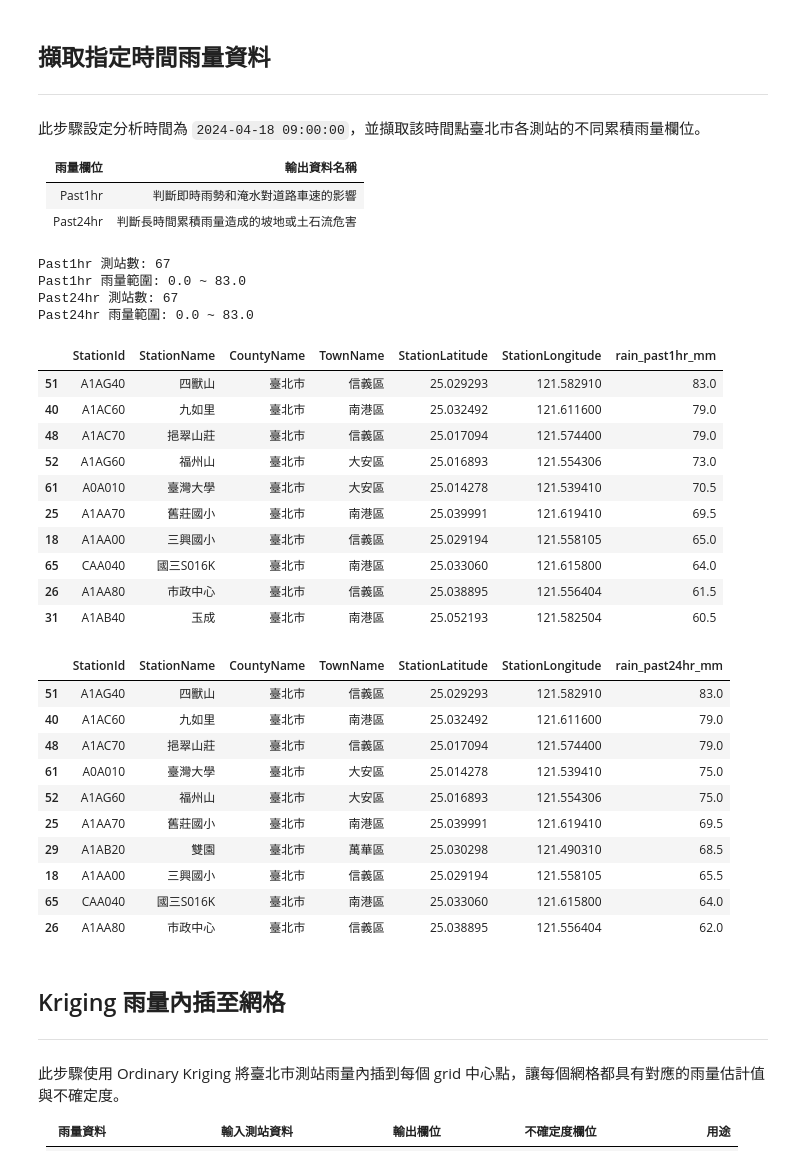
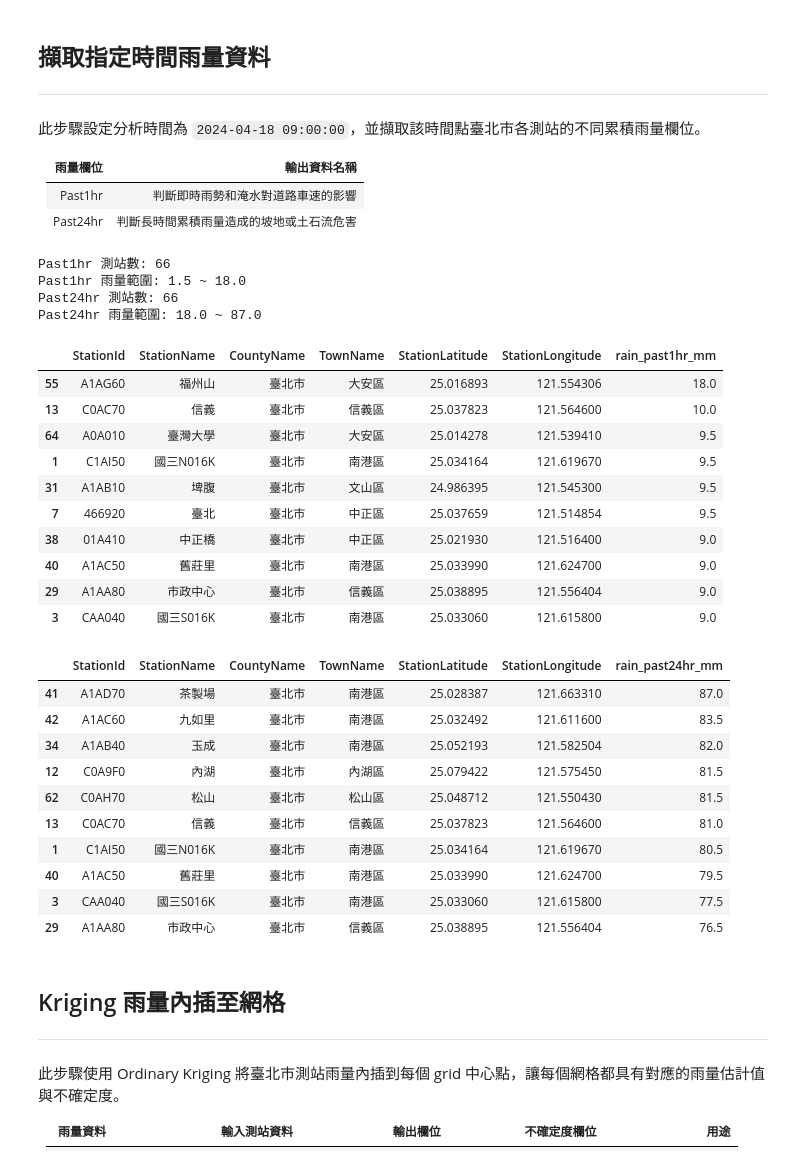
Before and after one commit to Chuang-ben/Final_project, a Jupyter notebook: final_02_post.ipynb, the cells around one changed output. Saved outputs shown, nothing was run; the diff lists cells and outputs as text; code cells hidden in the pictures.

```diff
--- a/final_02_post.ipynb
+++ b/final_02_post.ipynb
@@ -149,7 +149,7 @@ Taipei boundary: 12 EPSG:3826
 from pathlib import Path
 import pandas as pd
 
-rain_path = Path("data/rain_20240710.csv")
+rain_path = Path("data/rain_20240418.csv")
 
 # 讀取雨量資料
 rain = pd.read_csv(rain_path, encoding="utf-8-sig")
@@ -213,7 +213,7 @@ import geopandas as gpd
 from pykrige.ok import OrdinaryKriging
 
 # ===== 參數設定 =====
-target_time = pd.Timestamp("2024-07-10 14:00:00")
+target_time = pd.Timestamp("2024-04-18 09:00:00")
 
 # 確保格式正確
 rain_tp["DateTime"] = pd.to_datetime(rain_tp["DateTime"])
@@ -250,58 +250,58 @@ rain_past1hr_station = (
 
 # ===== 2) 坡地 / 土石流判斷用：Past24hr =====
 rain_past24hr_station = (
     rain_at_time
     .dropna(subset=["Past24hr", "StationLatitude", "StationLongitude"])
     [station_cols + ["Past24hr"]]
     .rename(columns={"Past24hr": "rain_past24hr_mm"})
     .reset_index(drop=True)
 )
 
 print("Past1hr 測站數:", len(rain_past1hr_station))
 print(
     "Past1hr 雨量範圍:",
     rain_past1hr_station["rain_past1hr_mm"].min(),
     "~",
     rain_past1hr_station["rain_past1hr_mm"].max(),
 )
 
 print("Past24hr 測站數:", len(rain_past24hr_station))
 print(
     "Past24hr 雨量範圍:",
     rain_past24hr_station["rain_past24hr_mm"].min(),
     "~",
     rain_past24hr_station["rain_past24hr_mm"].max(),
 )
 
 display(rain_past1hr_station.sort_values("rain_past1hr_mm", ascending=False).head(10))
 display(rain_past24hr_station.sort_values("rain_past24hr_mm", ascending=False).head(10))
 # %% [output]
-Past1hr 測站數: 67
-Past1hr 雨量範圍: 0.0 ~ 83.0
-Past24hr 測站數: 67
-Past24hr 雨量範圍: 0.0 ~ 83.0
+Past1hr 測站數: 66
+Past1hr 雨量範圍: 1.5 ~ 18.0
+Past24hr 測站數: 66
+Past24hr 雨量範圍: 18.0 ~ 87.0
 |  | StationId | StationName | CountyName | TownName | StationLatitude | StationLongitude | rain_past1hr_mm |
-| 51 | A1AG40 | 四獸山 | 臺北市 | 信義區 | 25.029293 | 121.582910 | 83.0 |
-| 40 | A1AC60 | 九如里 | 臺北市 | 南港區 | 25.032492 | 121.611600 | 79.0 |
-| 48 | A1AC70 | 挹翠山莊 | 臺北市 | 信義區 | 25.017094 | 121.574400 | 79.0 |
-| 52 | A1AG60 | 福州山 | 臺北市 | 大安區 | 25.016893 | 121.554306 | 73.0 |
-| 61 | A0A010 | 臺灣大學 | 臺北市 | 大安區 | 25.014278 | 121.539410 | 70.5 |
-| 25 | A1AA70 | 舊莊國小 | 臺北市 | 南港區 | 25.039991 | 121.619410 | 69.5 |
-| 18 | A1AA00 | 三興國小 | 臺北市 | 信義區 | 25.029194 | 121.558105 | 65.0 |
-| 65 | CAA040 | 國三S016K | 臺北市 | 南港區 | 25.033060 | 121.615800 | 64.0 |
-| 26 | A1AA80 | 市政中心 | 臺北市 | 信義區 | 25.038895 | 121.556404 | 61.5 |
-| 31 | A1AB40 | 玉成 | 臺北市 | 南港區 | 25.052193 | 121.582504 | 60.5 |
+| 55 | A1AG60 | 福州山 | 臺北市 | 大安區 | 25.016893 | 121.554306 | 18.0 |
+| 13 | C0AC70 | 信義 | 臺北市 | 信義區 | 25.037823 | 121.564600 | 10.0 |
+| 64 | A0A010 | 臺灣大學 | 臺北市 | 大安區 | 25.014278 | 121.539410 | 9.5 |
+| 1 | C1AI50 | 國三N016K | 臺北市 | 南港區 | 25.034164 | 121.619670 | 9.5 |
+| 31 | A1AB10 | 埤腹 | 臺北市 | 文山區 | 24.986395 | 121.545300 | 9.5 |
+| 7 | 466920 | 臺北 | 臺北市 | 中正區 | 25.037659 | 121.514854 | 9.5 |
+| 38 | 01A410 | 中正橋 | 臺北市 | 中正區 | 25.021930 | 121.516400 | 9.0 |
+| 40 | A1AC50 | 舊莊里 | 臺北市 | 南港區 | 25.033990 | 121.624700 | 9.0 |
+| 29 | A1AA80 | 市政中心 | 臺北市 | 信義區 | 25.038895 | 121.556404 | 9.0 |
+| 3 | CAA040 | 國三S016K | 臺北市 | 南港區 | 25.033060 | 121.615800 | 9.0 |
 |  | StationId | StationName | CountyName | TownName | StationLatitude | StationLongitude | rain_past24hr_mm |
-| 51 | A1AG40 | 四獸山 | 臺北市 | 信義區 | 25.029293 | 121.582910 | 83.0 |
-| 40 | A1AC60 | 九如里 | 臺北市 | 南港區 | 25.032492 | 121.611600 | 79.0 |
-| 48 | A1AC70 | 挹翠山莊 | 臺北市 | 信義區 | 25.017094 | 121.574400 | 79.0 |
-| 61 | A0A010 | 臺灣大學 | 臺北市 | 大安區 | 25.014278 | 121.539410 | 75.0 |
-| 52 | A1AG60 | 福州山 | 臺北市 | 大安區 | 25.016893 | 121.554306 | 75.0 |
-| 25 | A1AA70 | 舊莊國小 | 臺北市 | 南港區 | 25.039991 | 121.619410 | 69.5 |
-| 29 | A1AB20 | 雙園 | 臺北市 | 萬華區 | 25.030298 | 121.490310 | 68.5 |
-| 18 | A1AA00 | 三興國小 | 臺北市 | 信義區 | 25.029194 | 121.558105 | 65.5 |
-| 65 | CAA040 | 國三S016K | 臺北市 | 南港區 | 25.033060 | 121.615800 | 64.0 |
-| 26 | A1AA80 | 市政中心 | 臺北市 | 信義區 | 25.038895 | 121.556404 | 62.0 |
+| 41 | A1AD70 | 茶製場 | 臺北市 | 南港區 | 25.028387 | 121.663310 | 87.0 |
+| 42 | A1AC60 | 九如里 | 臺北市 | 南港區 | 25.032492 | 121.611600 | 83.5 |
+| 34 | A1AB40 | 玉成 | 臺北市 | 南港區 | 25.052193 | 121.582504 | 82.0 |
+| 12 | C0A9F0 | 內湖 | 臺北市 | 內湖區 | 25.079422 | 121.575450 | 81.5 |
+| 62 | C0AH70 | 松山 | 臺北市 | 松山區 | 25.048712 | 121.550430 | 81.5 |
+| 13 | C0AC70 | 信義 | 臺北市 | 信義區 | 25.037823 | 121.564600 | 81.0 |
+| 1 | C1AI50 | 國三N016K | 臺北市 | 南港區 | 25.034164 | 121.619670 | 80.5 |
+| 40 | A1AC50 | 舊莊里 | 臺北市 | 南港區 | 25.033990 | 121.624700 | 79.5 |
+| 3 | CAA040 | 國三S016K | 臺北市 | 南港區 | 25.033060 | 121.615800 | 77.5 |
+| 29 | A1AA80 | 市政中心 | 臺北市 | 信義區 | 25.038895 | 121.556404 | 76.5 |
 # %% [markdown]
 ## Kriging 雨量內插至網格
 ---
```
Also changed, not shown: parts of 1 cell of this notebook, 1 other file.
